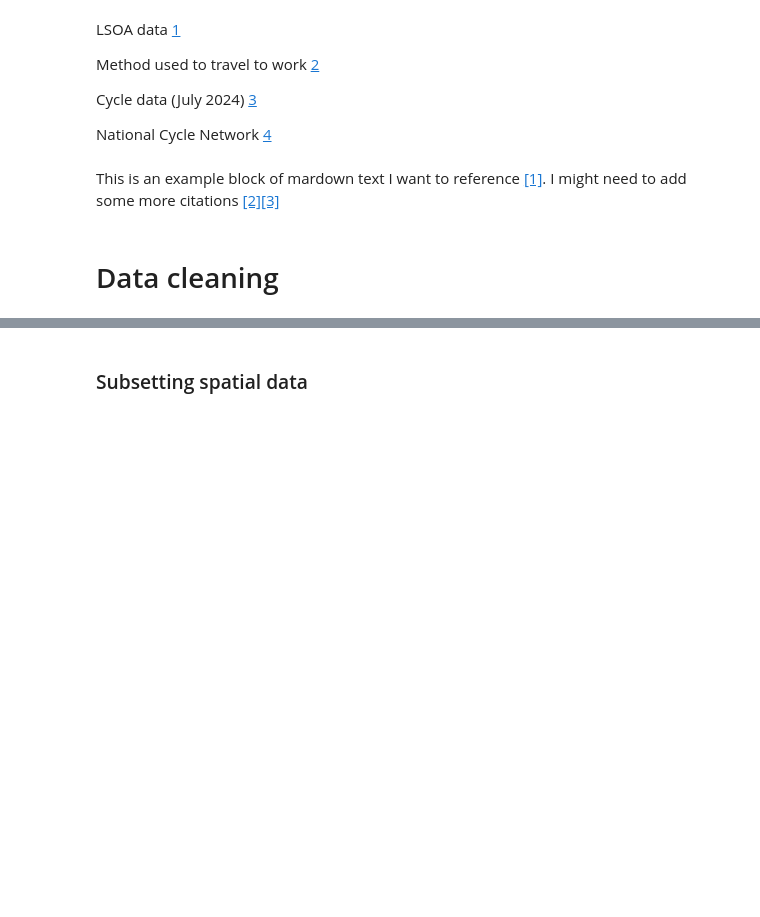
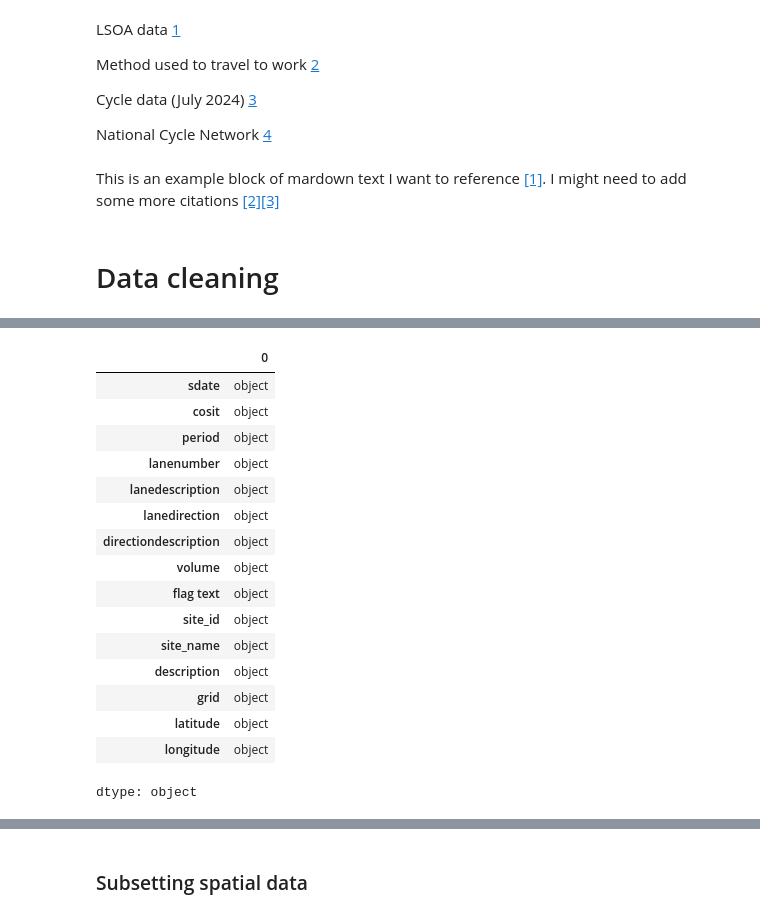
Before and after one commit to shannondill/GEOG5990M, a Jupyter notebook: V2_finalproject.ipynb, the cells around one changed output, grey strips where cells are left out. Cells and saved outputs as stored; diff of their text form; code cells hidden in the pictures; blank space fills up the shorter version.

```diff
--- a/V2_finalproject.ipynb
+++ b/V2_finalproject.ipynb
@@ -79,11 +90,11 @@ travel.head()
 | 4 | E01000001 | City of London 001A | 1 | Work mainly at or from home | ... |
 # %%
 # Cycle Data (July 2024) [3]
-cycle_data = gpd.read_file('CycleData_July2024.csv')
+cycle_july = gpd.read_file('CycleData_July2024.csv')
 # make columns lower case
-cycle_data.columns = cycle_data.columns.str.lower()
+cycle_july.columns = cycle_july.columns.str.lower()
 #check table has been updated
-cycle_data.head()
+cycle_july.head()
 # %% [output]
 |  | sdate | cosit | period | lanenumber | lanedescription | lanedirection | directiondescription | volume | ... |
 | 0 | 01/07/2024 | 80474 | 60 | 1 | Eastbound | 1 | East | 1 | ... |
@@ -120,0 +163,21 @@ This is an example block of mardown text I want to reference <a href="#ref1">[1]
+# %%
+# Check what the data types are classed under
+cycle_leeds.dtypes
+# %% [output]
+|  | 0 |
+| sdate | object |
+| cosit | object |
+| period | object |
+| lanenumber | object |
+| lanedescription | object |
+| lanedirection | object |
+| directiondescription | object |
+| volume | object |
+| flag text | object |
+| site_id | object |
+| site_name | object |
+| description | object |
+| grid | object |
+| latitude | object |
+| longitude | object |
+dtype: object
```
Also changed, not shown: parts of 10 cells of this notebook.
